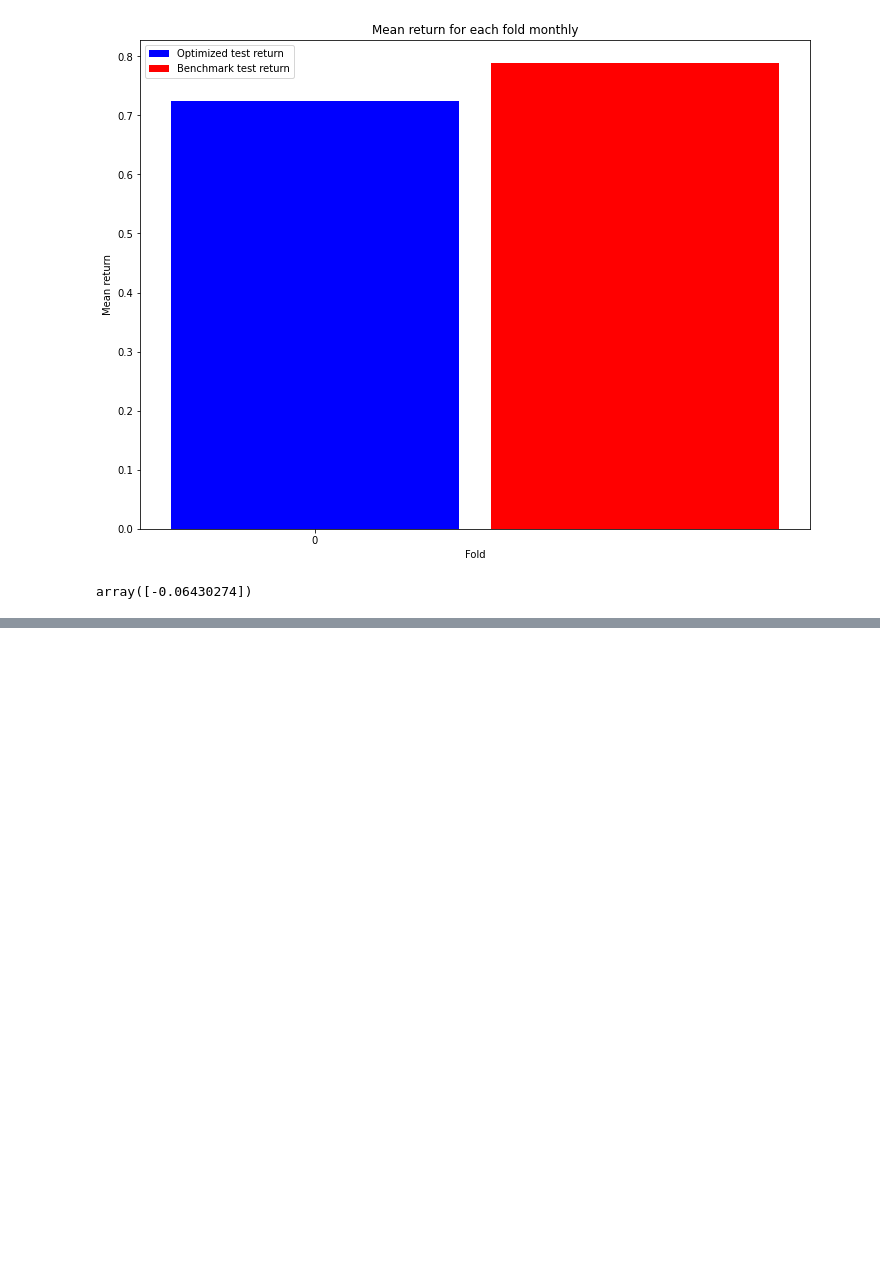
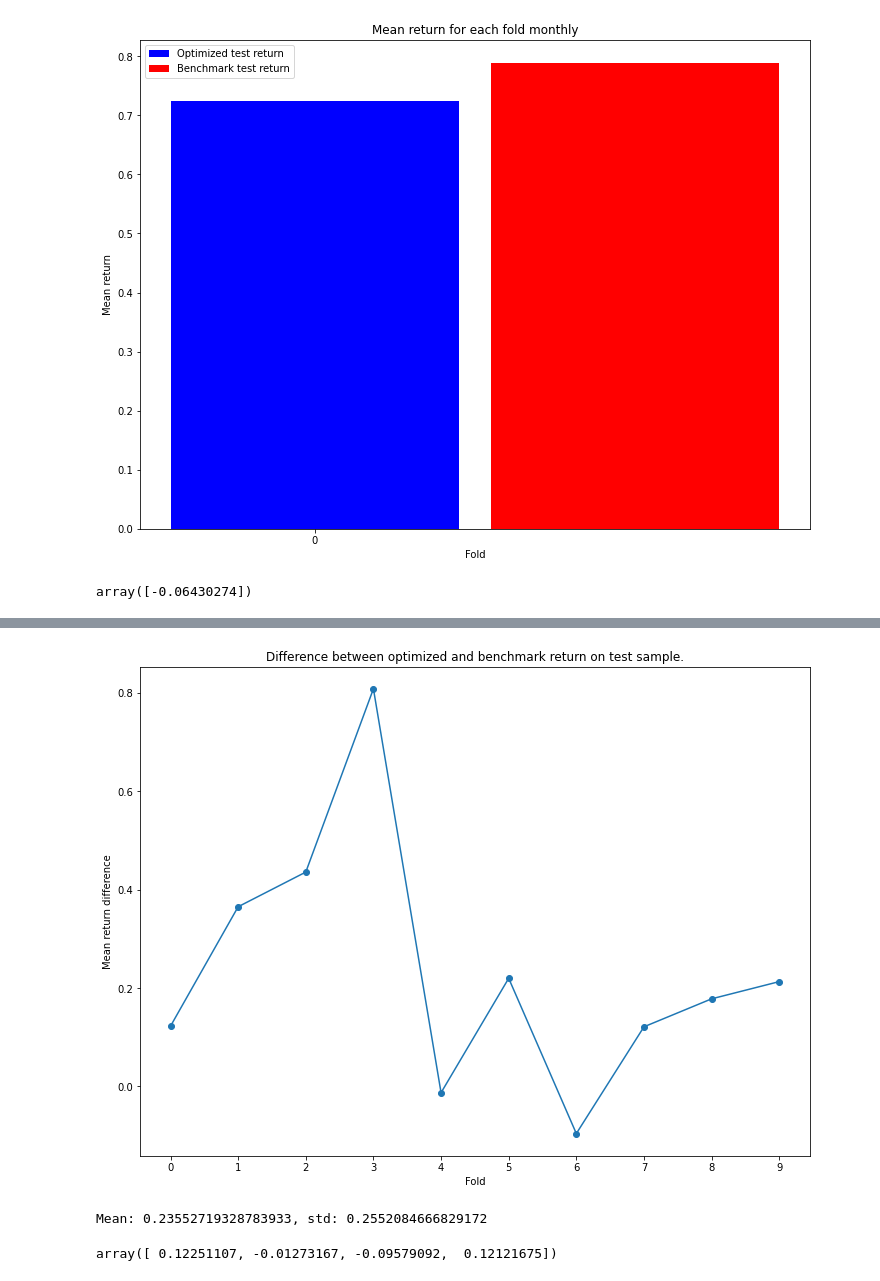
Before and after one commit to gabrielvieira37/master_thesis, a Jupyter notebook: prototype/article_prototype.ipynb, the cells around one changed output, grey strips where cells are left out. Cells and saved outputs as stored; diff of their text form; code cells hidden in the pictures; blank space fills up the shorter version.

Commit message:
Add REP-Holdout analysis to time series

```diff
--- a/prototype/article_prototype.ipynb
+++ b/prototype/article_prototype.ipynb
@@ -1542,0 +1797,25 @@ array([-0.06430274])
+# %%
+plt.figure(figsize=(12,9))
+plt.title("Difference between optimized and benchmark return on test sample.")
+x = range(len(diff_r))
+plt.plot(x, diff_r, marker='o')
+plt.xlabel('Fold')
+plt.ylabel('Mean return difference')
+plt.xticks(x)
+# plt.grid()
+plt.show()
+# %% [output]
+[figure, added]
+# %%
+diff_series = pd.Series(diff_r).describe()
+mean_return_above_benchmark = diff_series['mean']
+std_return_above_benchmark = diff_series['std']
+
+print(f"Mean: {mean_return_above_benchmark}, std: {std_return_above_benchmark}")
+# %% [output]
+Mean: 0.23552719328783933, std: 0.2552084666829172
+# %%
+diff_r = np.array(test_r_fold)[usable_fold_indexes] - np.array(benchmark_test_r_fold)[usable_fold_indexes]
+diff_r
+# %% [output]
+array([ 0.12251107, -0.01273167, -0.09579092,  0.12121675])
```
Also changed, not shown: parts of 14 cells of this notebook.
